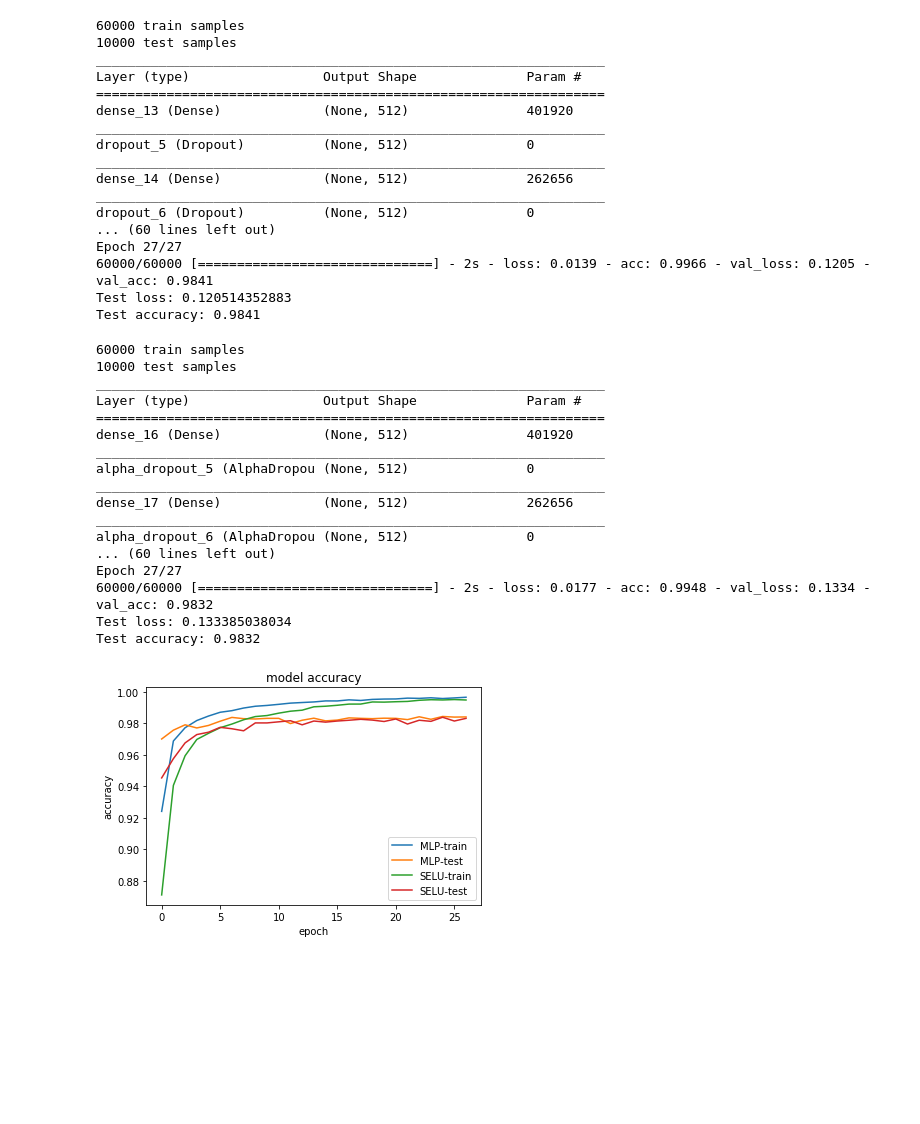
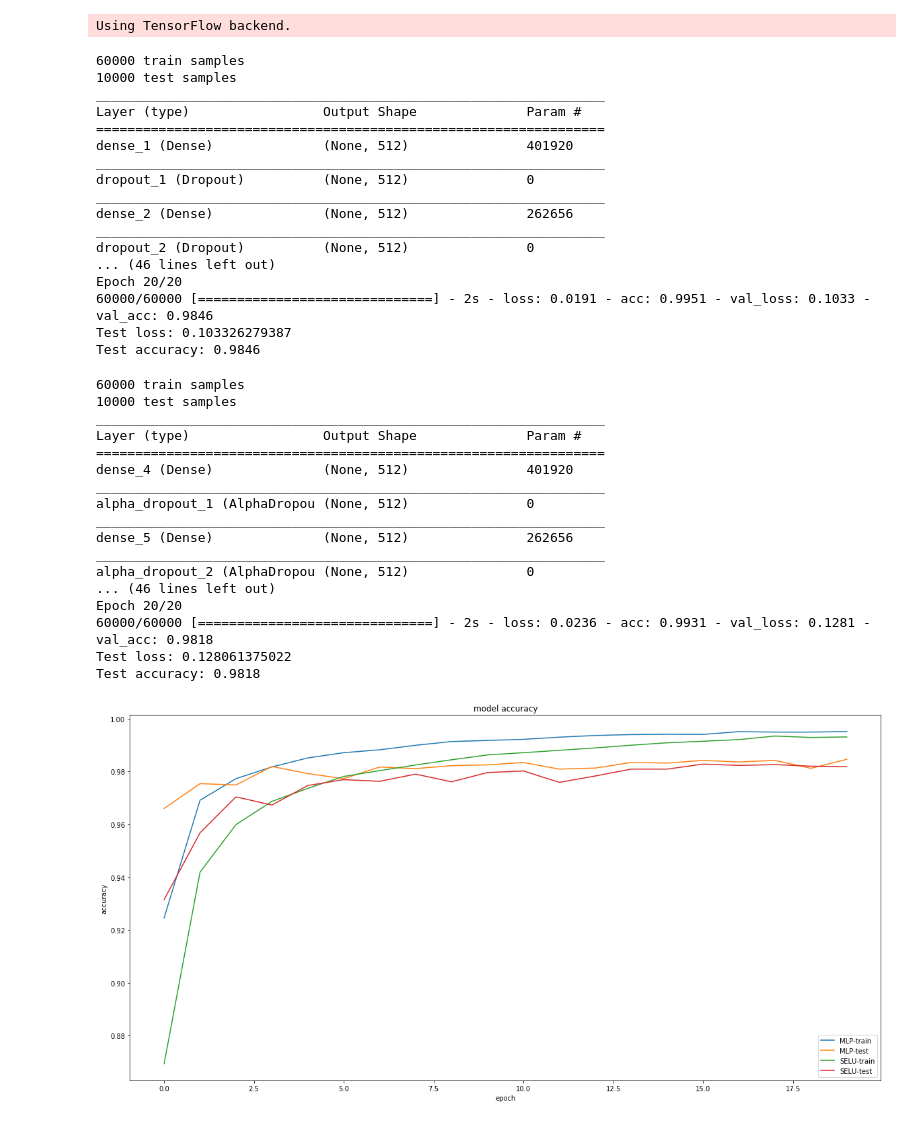
Before and after one commit to bigsnarfdude/SELU_Keras_Tutorial, a Jupyter notebook: Basic_MLP_combined_comparison.ipynb, the cells around one changed output. Saved outputs shown, nothing was run; the diff lists cells and outputs as text; code cells hidden in the pictures; blank space fills up the shorter version.

```diff
--- a/Basic_MLP_combined_comparison.ipynb
+++ b/Basic_MLP_combined_comparison.ipynb
@@ -20,7 +20,7 @@ from keras.optimizers import RMSprop
 
 batch_size = 128
 num_classes = 10
-epochs = 27
+epochs = 20
 
 # the data, shuffled and split between train and test sets
 (x_train, y_train), (x_test, y_test) = mnist.load_data()
@@ -60,23 +60,24 @@ scoreMLP = model.evaluate(x_test, y_test, verbose=0)
 print('Test loss:', scoreMLP[0])
 print('Test accuracy:', scoreMLP[1])
 # %% [output]
-60000 train samples
-10000 test samples
-_________________________________________________________________
-Layer (type)                 Output Shape              Param #
-=================================================================
-dense_13 (Dense)             (None, 512)               401920
-_________________________________________________________________
-dropout_5 (Dropout)          (None, 512)               0
-_________________________________________________________________
-dense_14 (Dense)             (None, 512)               262656
-_________________________________________________________________
-dropout_6 (Dropout)          (None, 512)               0
-... (60 lines left out)
-Epoch 27/27
-60000/60000 [==============================] - 2s - loss: 0.0139 - acc: 0.9966 - val_loss: 0.1205 - val_acc: 0.9841
-Test loss: 0.120514352883
-Test accuracy: 0.9841
+Using TensorFlow backend.
+60000 train samples
+10000 test samples
+_________________________________________________________________
+Layer (type)                 Output Shape              Param #
+=================================================================
+dense_1 (Dense)              (None, 512)               401920
+_________________________________________________________________
+dropout_1 (Dropout)          (None, 512)               0
+_________________________________________________________________
+dense_2 (Dense)              (None, 512)               262656
+_________________________________________________________________
+dropout_2 (Dropout)          (None, 512)               0
+... (46 lines left out)
+Epoch 20/20
+60000/60000 [==============================] - 2s - loss: 0.0191 - acc: 0.9951 - val_loss: 0.1033 - val_acc: 0.9846
+Test loss: 0.103326279387
+Test accuracy: 0.9846
 # %%
 '''Trains a simple SELU based deep NN on the MNIST dataset.
 
@@ -95,11 +96,12 @@ from keras.models import Sequential
 from keras.layers.core import Dense, Dropout, Activation
 from keras.layers.noise import AlphaDropout
 from keras.utils import np_utils
-from keras.optimizers import RMSprop
+from keras.optimizers import RMSprop, Adam
 
 batch_size = 128
 num_classes = 10
-epochs = 27
+epochs = 20
+learning_rate = 0.001
 
 # the data, shuffled and split between train and test sets
 (x_train, y_train), (x_test, y_test) = mnist.load_data()
@@ -144,31 +146,32 @@ print('Test accuracy:', scoreSELU[1])
 _________________________________________________________________
 Layer (type)                 Output Shape              Param #
 =================================================================
-dense_16 (Dense)             (None, 512)               401920
+dense_4 (Dense)              (None, 512)               401920
 _________________________________________________________________
-alpha_dropout_5 (AlphaDropou (None, 512)               0
+alpha_dropout_1 (AlphaDropou (None, 512)               0
 _________________________________________________________________
-dense_17 (Dense)             (None, 512)               262656
+dense_5 (Dense)              (None, 512)               262656
 _________________________________________________________________
-alpha_dropout_6 (AlphaDropou (None, 512)               0
-... (60 lines left out)
-Epoch 27/27
-60000/60000 [==============================] - 2s - loss: 0.0177 - acc: 0.9948 - val_loss: 0.1334 - val_acc: 0.9832
-Test loss: 0.133385038034
-Test accuracy: 0.9832
+alpha_dropout_2 (AlphaDropou (None, 512)               0
+... (46 lines left out)
+Epoch 20/20
+60000/60000 [==============================] - 2s - loss: 0.0236 - acc: 0.9931 - val_loss: 0.1281 - val_acc: 0.9818
+Test loss: 0.128061375022
+Test accuracy: 0.9818
 # %%
 import matplotlib.pyplot as plt
 import pylab
 
+plt.figure(figsize=(20,10))
 plt.plot(historyMLP.history['acc'])
 plt.plot(historyMLP.history['val_acc'])
 plt.plot(historySELU.history['acc'])
 plt.plot(historySELU.history['val_acc'])
 plt.title('model accuracy')
 plt.ylabel('accuracy')
 plt.xlabel('epoch')
 plt.legend(['MLP-train', 'MLP-test','SELU-train', 'SELU-test'], loc='lower right')
 plt.show()
 # %% [output]
-[figure, old version]
+[figure, new version]
 # %%
```
Also changed, not shown: parts of 2 cells of this notebook.
